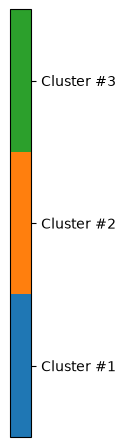
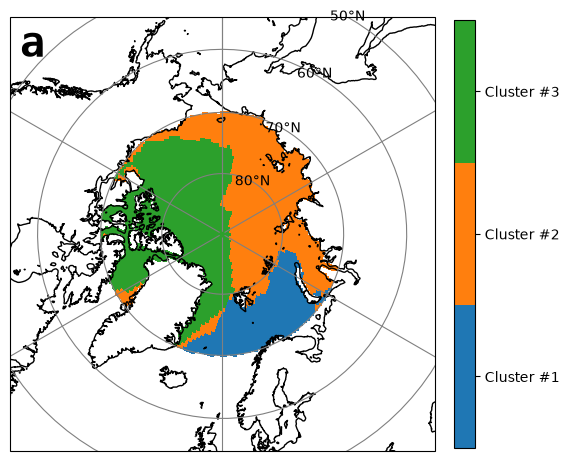
The notebook cell's code change between the first figure and the second:
--- before
+++ after
@@ -10,6 +10,6 @@
 cb.set_ticks([1/3,1,10/6])
 cb.set_ticklabels(['Cluster #1', 'Cluster #2', 'Cluster #3'])
-ax.coastlines();
-ax.gridlines(draw_labels=True, x_inline=False, y_inline=True,color='grey');
+ax.coastlines()
+ax.gridlines(draw_labels=True, x_inline=True, y_inline=True, color='grey')
 plt.text(-135, 50, 'a', fontsize=30, fontweight='bold',
          horizontalalignment='right', fontfamily='monospace',

Commit: 2026_08_20